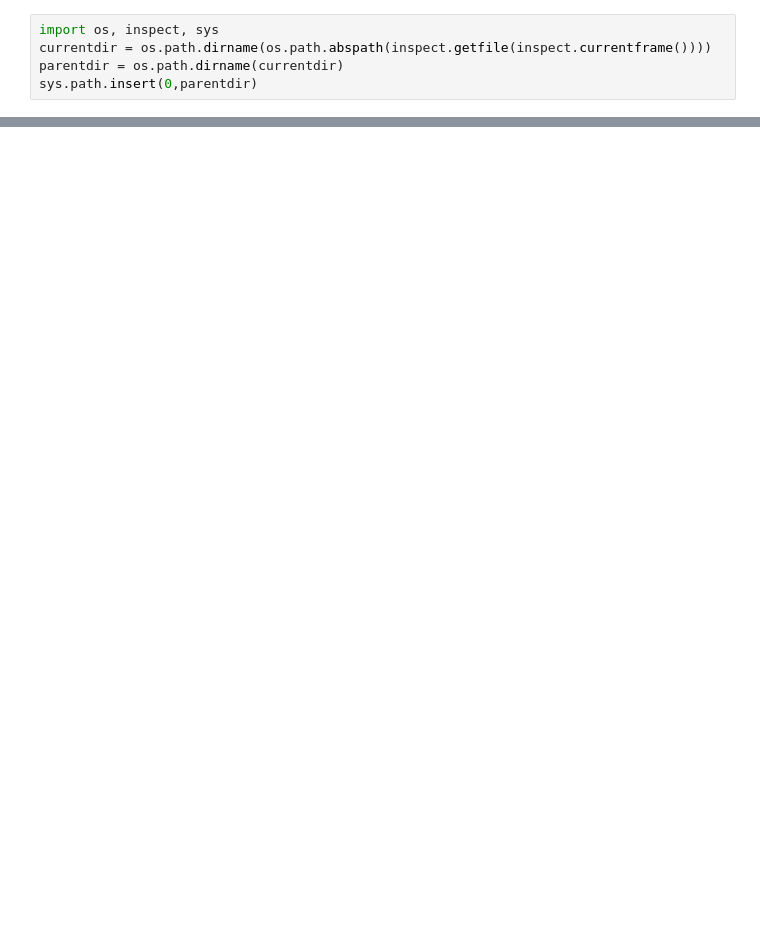
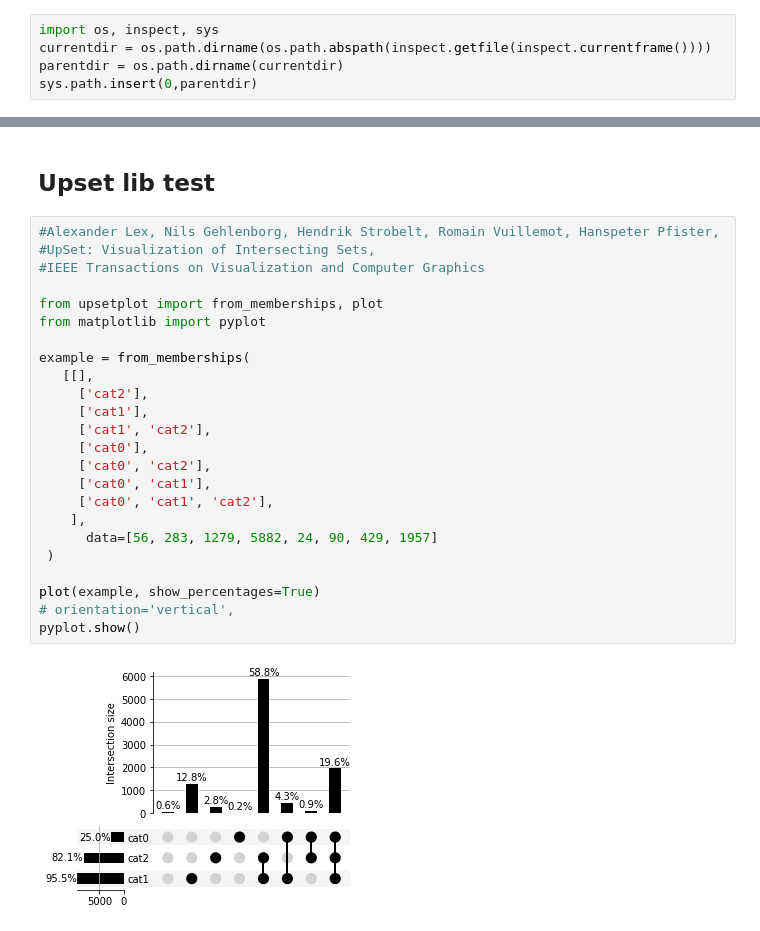
Before and after one commit to danieljunior/techniques_comparision_for_Legal_STS, a Jupyter notebook: notebooks/Test.ipynb, the cells around one changed output, grey strips where cells are left out. Cells and saved outputs as stored; diff of their text form; blank space fills up the shorter version.

```diff
--- a/notebooks/Test.ipynb
+++ b/notebooks/Test.ipynb
@@ -94,0 +101,28 @@ KeyboardInterrupt:
+# %% [markdown]
+## Upset lib test
+# %%
+#Alexander Lex, Nils Gehlenborg, Hendrik Strobelt, Romain Vuillemot, Hanspeter Pfister,
+#UpSet: Visualization of Intersecting Sets,
+#IEEE Transactions on Visualization and Computer Graphics
+
+from upsetplot import from_memberships, plot
+from matplotlib import pyplot
+
+example = from_memberships(
+   [[],
+     ['cat2'],
+     ['cat1'],
+     ['cat1', 'cat2'],
+     ['cat0'],
+     ['cat0', 'cat2'],
+     ['cat0', 'cat1'],
+     ['cat0', 'cat1', 'cat2'],
+    ],
+      data=[56, 283, 1279, 5882, 24, 90, 429, 1957]
+ )
+
+plot(example, show_percentages=True)
+# orientation='vertical',
+pyplot.show()
+# %% [output]
+[figure, added]
```
Also changed, not shown: parts of 13 cells of this notebook, 5 other files.
